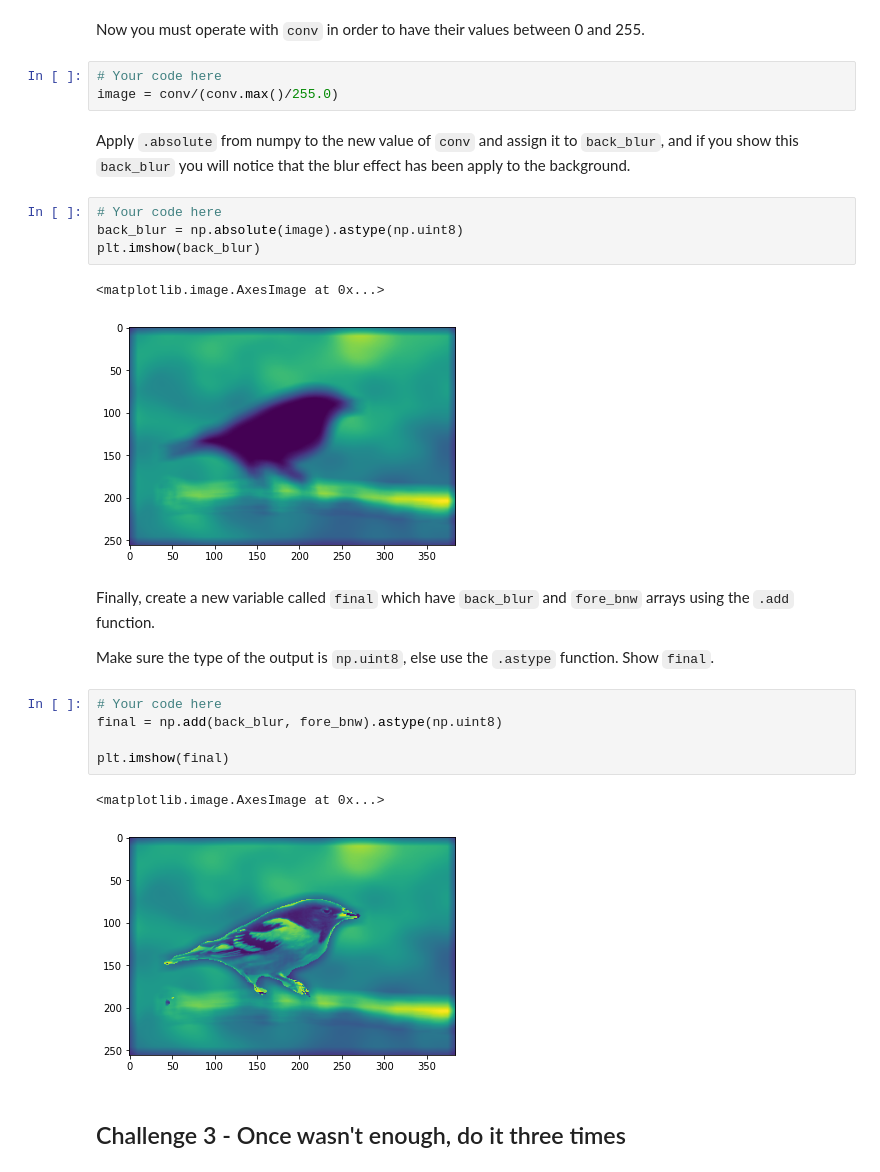
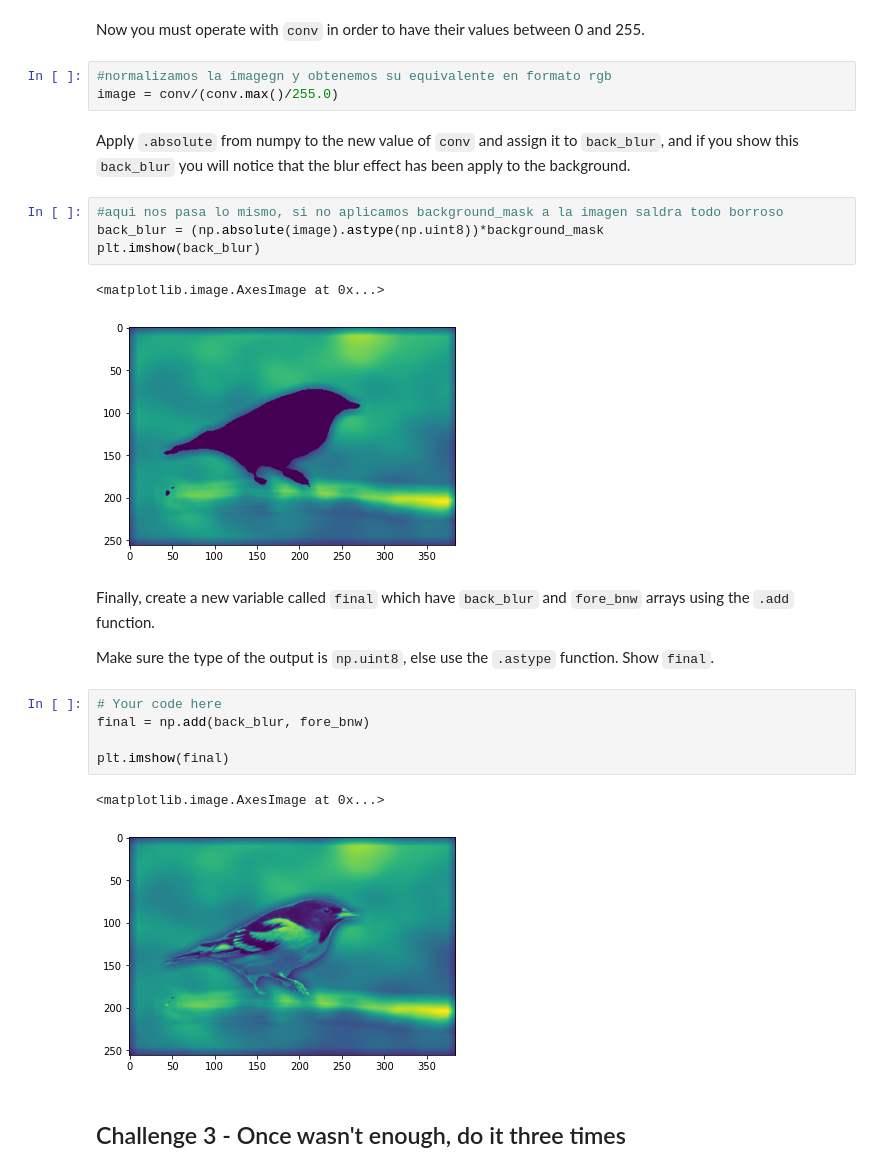
Before and after one commit to diego-florez/lab-image-segmentation, a Jupyter notebook: main.ipynb, the cells around one changed output. Saved outputs shown, nothing was run; the diff lists cells and outputs as text.

```diff
--- a/main.ipynb
+++ b/main.ipynb
@@ -182,29 +182,29 @@ conv = scipy.signal.convolve2d(back_np,kernel,mode="same")
 # %% [markdown]
 Now you must operate with `conv` in order to have their values between 0 and 255.
 # %%
-# Your code here
+#normalizamos la imagegn y obtenemos su equivalente en formato rgb
 image = conv/(conv.max()/255.0)
 # %% [markdown]
 Apply `.absolute` from numpy to the new value of `conv` and assign it to `back_blur`, and if you show this `back_blur` you will notice that the blur effect has been apply to the background.
 # %%
-# Your code here
-back_blur = np.absolute(image).astype(np.uint8)
+#aqui nos pasa lo mismo, si no aplicamos background_mask a la imagen saldra todo borroso
+back_blur = (np.absolute(image).astype(np.uint8))*background_mask
 plt.imshow(back_blur)
 # %% [output]
 <matplotlib.image.AxesImage at 0x...>
-[figure, old version]
+[figure, new version]
 # %% [markdown]
 Finally, create a new variable called `final` which have `back_blur` and `fore_bnw` arrays using the `.add` function.
 
 Make sure the type of the output is `np.uint8`, else use the `.astype` function. Show `final`.
 # %%
 # Your code here
-final = np.add(back_blur, fore_bnw).astype(np.uint8)
+final = np.add(back_blur, fore_bnw)
 
 plt.imshow(final)
 # %% [output]
 <matplotlib.image.AxesImage at 0x...>
-[figure, old version]
+[figure, new version]
 # %% [markdown]
 ## Challenge 3 -  Once wasn't enough, do it three times
 # %% [markdown]
```
Also changed, not shown: parts of 4 cells of this notebook, 1 other file.
